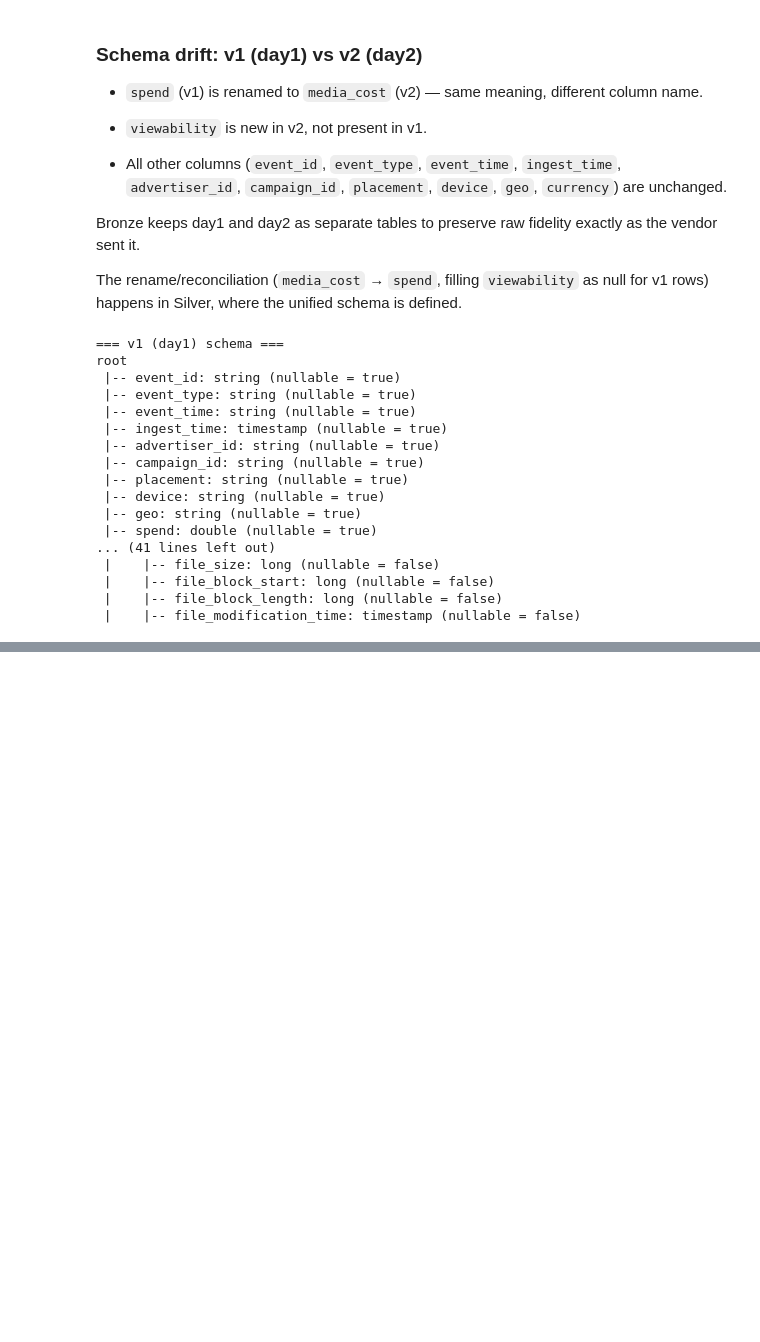
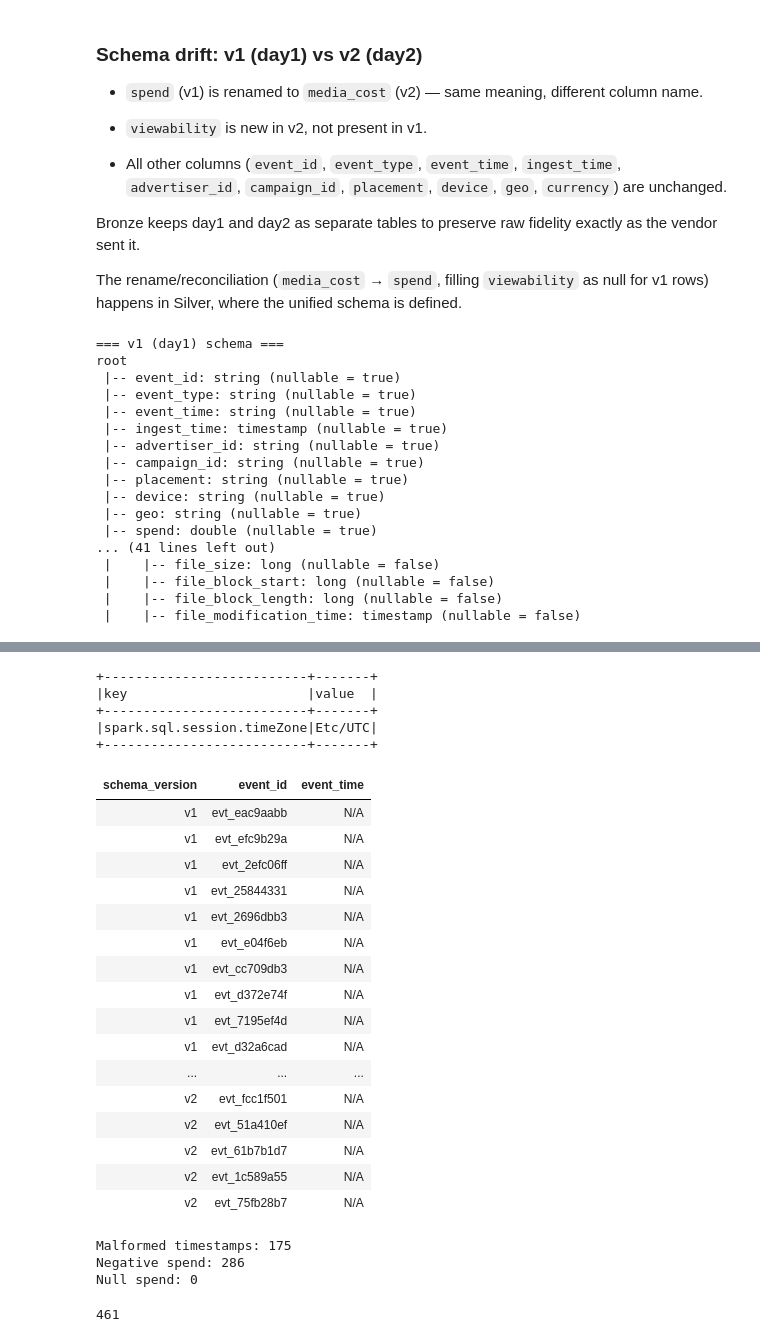
Before and after one commit to Lekhapriyadharshini/lekhapriyadharshini-data-engineering, a Jupyter notebook: projects/01-medallion-data-pipeline/notebooks/DSP_Medallion_Pipeline.ipynb, the cells around one changed output, grey strips where cells are left out. Drawn from its saved outputs; the diff is of its cells as text; code cells hidden in the pictures; blank space fills up the shorter version.

```diff
--- a/projects/01-medallion-data-pipeline/notebooks/DSP_Medallion_Pipeline.ipynb
+++ b/projects/01-medallion-data-pipeline/notebooks/DSP_Medallion_Pipeline.ipynb
@@ -125,0 +137,20 @@ bronze_advertisers: 10 rows
+# %%
+bronze_events_day1 = spark.table("workspace.default.bronze_events_day1")
+bronze_events_day2 = spark.table("workspace.default.bronze_events_day2")
+bronze_advertisers = spark.table("workspace.default.bronze_advertisers")
+# %%
+from pyspark.sql.functions import lit
+
+events_day1_unified = (
+    bronze_events_day1
+    .withColumn("viewability", lit(None).cast("double"))
+    .withColumn("schema_version", lit("v1"))
+)
+
+events_day2_unified = (
+    bronze_events_day2
+    .withColumnRenamed("media_cost", "spend")
+    .withColumn("schema_version", lit("v2"))
+)
+
+events_unified = events_day1_unified.unionByName(events_day2_unified)
@@ -125,0 +217,44 @@ bronze_advertisers: 10 rows
+# %%
+spark.sql("SET spark.sql.session.timeZone").show(truncate=False)
+# %% [output]
++--------------------------+-------+
+|key                       |value  |
++--------------------------+-------+
+|spark.sql.session.timeZone|Etc/UTC|
++--------------------------+-------+
+# %%
+from pyspark.sql.functions import col, coalesce, try_to_timestamp, lit
+
+events_with_ts = (
+    events_unified.withColumn(
+        "event_time_utc",
+        coalesce(
+            try_to_timestamp(col("event_time"), lit("yyyy-MM-dd'T'HH:mm:ss'Z'")),
+            try_to_timestamp(col("event_time"), lit("yyyy-MM-dd HH:mm:ssXXX"))
+        )
+    )
+)
+
+display(
+    events_with_ts
+    .filter(col("event_time_utc").isNull())
+    .select("schema_version", "event_id", "event_time")
+)
+# %% [output]
+| schema_version | event_id | event_time |
+| v1 | evt_eac9aabb | N/A |
+| v1 | evt_efc9b29a | N/A |
+| v1 | evt_2efc06ff | N/A |
+| v1 | evt_25844331 | N/A |
+| v1 | evt_2696dbb3 | N/A |
+| v1 | evt_e04f6eb | N/A |
+| v1 | evt_cc709db3 | N/A |
+| v1 | evt_d372e74f | N/A |
+| v1 | evt_7195ef4d | N/A |
+| v1 | evt_d32a6cad | N/A |
+| ... | ... | ... |
+| v2 | evt_fcc1f501 | N/A |
+| v2 | evt_51a410ef | N/A |
+| v2 | evt_61b7b1d7 | N/A |
+| v2 | evt_1c589a55 | N/A |
+| v2 | evt_75fb28b7 | N/A |
@@ -125,0 +295,15 @@ bronze_advertisers: 10 rows
+# %%
+print("Malformed timestamps:",
+      events_with_ts.filter(col("event_time_utc").isNull()).count())
+print("Negative spend:",
+      events_with_ts.filter(col("spend") < 0).count())
+print("Null spend:",
+      events_with_ts.filter(col("spend").isNull()).count())
+# %% [output]
+Malformed timestamps: 175
+Negative spend: 286
+Null spend: 0
+# %%
+silver_events_quarantine.count()
+# %% [output]
+461
```
Also changed, not shown: parts of 11 cells of this notebook.
